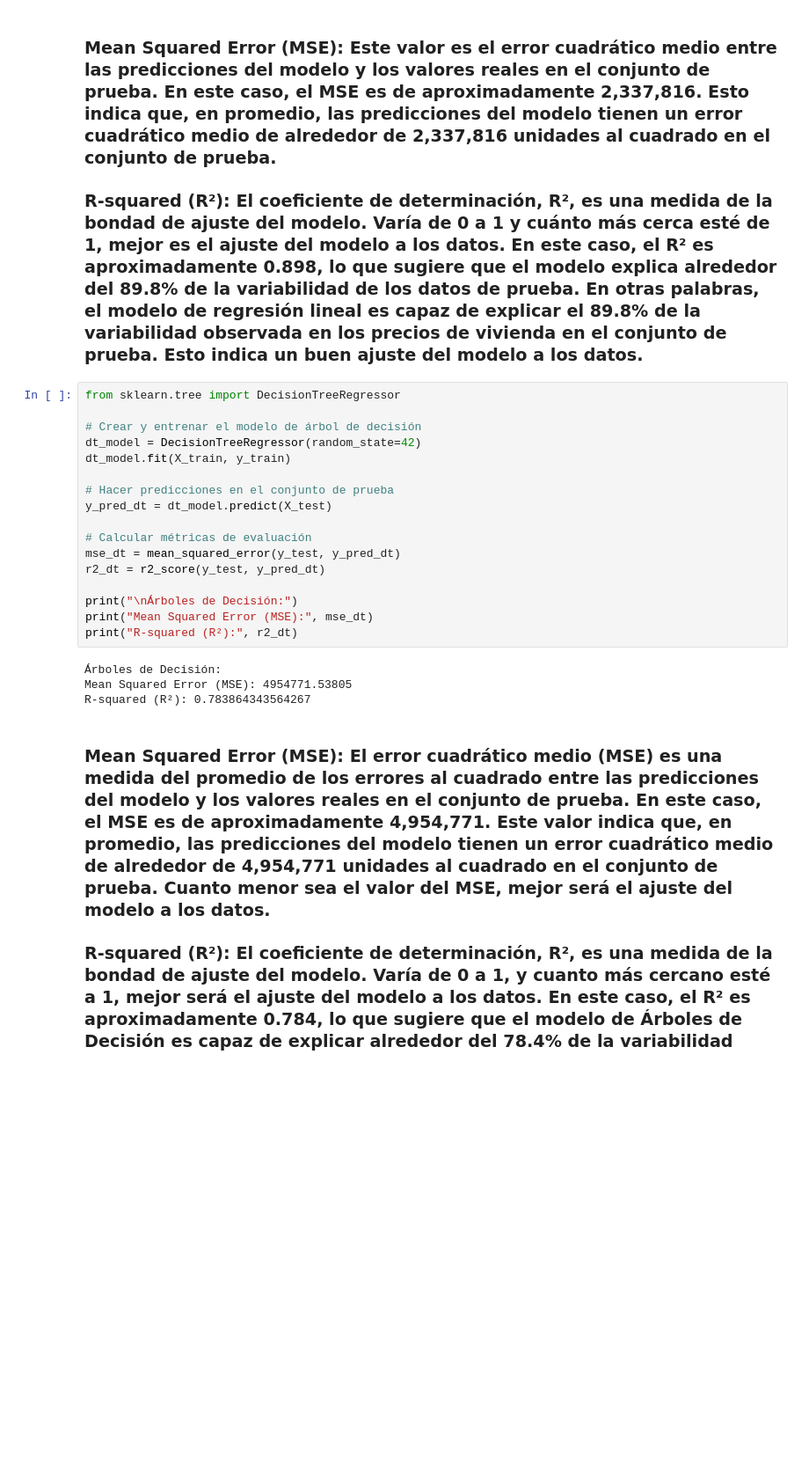
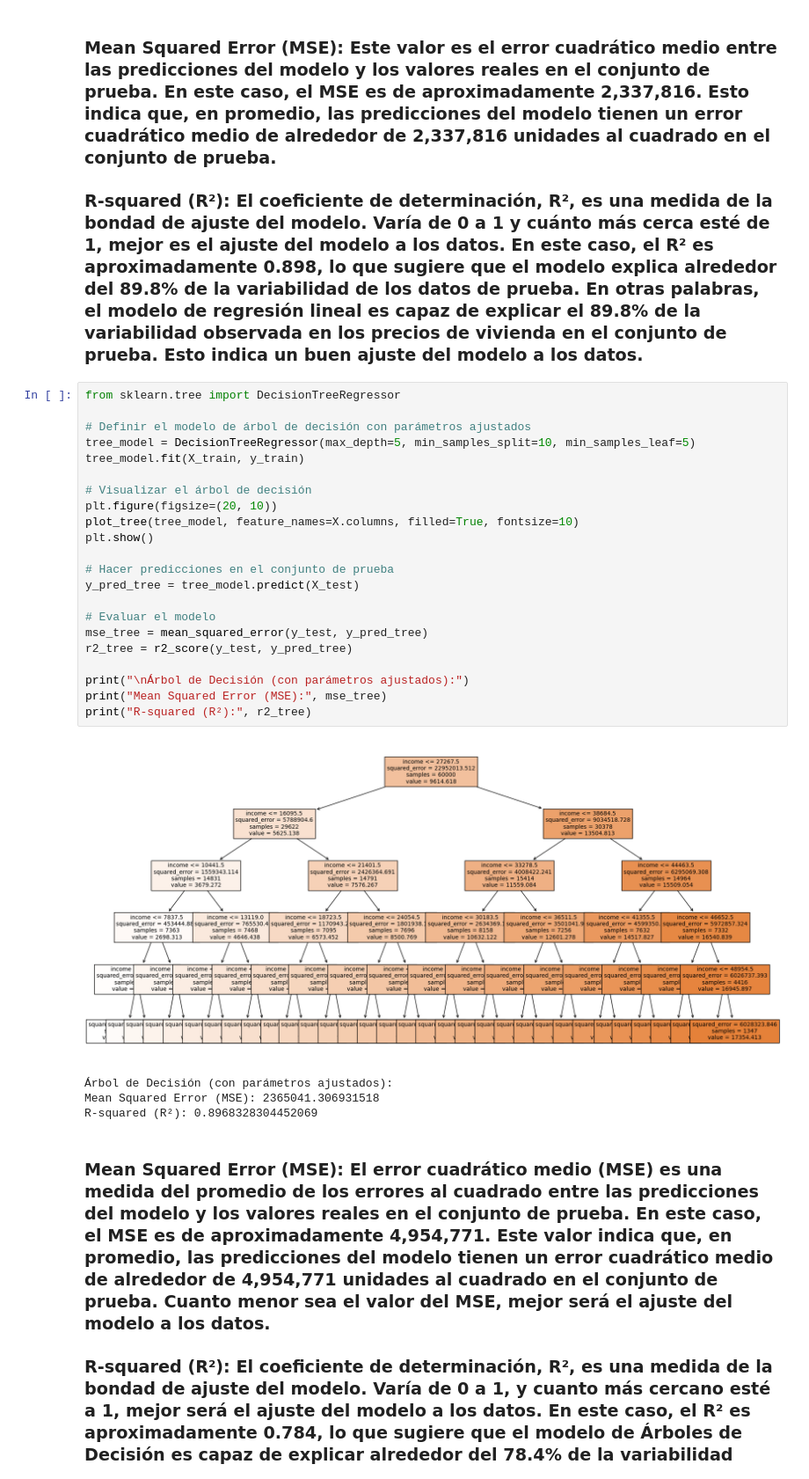
Before and after one commit to ancarye/proyecto_bedu_mod_4, a Jupyter notebook: Untitled.ipynb, the cells around one changed output. Shown at 88% size. Cells and saved outputs as stored; diff of their text form; blank space fills up the shorter version.

```diff
--- a/Untitled.ipynb
+++ b/Untitled.ipynb
@@ -264,24 +241,30 @@ R-squared (R²): 0.8980204567236463
 # %%
 from sklearn.tree import DecisionTreeRegressor
 
-# Crear y entrenar el modelo de árbol de decisión
-dt_model = DecisionTreeRegressor(random_state=42)
-dt_model.fit(X_train, y_train)
+# Definir el modelo de árbol de decisión con parámetros ajustados
+tree_model = DecisionTreeRegressor(max_depth=5, min_samples_split=10, min_samples_leaf=5)
+tree_model.fit(X_train, y_train)
+
+# Visualizar el árbol de decisión
+plt.figure(figsize=(20, 10))
+plot_tree(tree_model, feature_names=X.columns, filled=True, fontsize=10)
+plt.show()
 
 # Hacer predicciones en el conjunto de prueba
-y_pred_dt = dt_model.predict(X_test)
+y_pred_tree = tree_model.predict(X_test)
 
-# Calcular métricas de evaluación
-mse_dt = mean_squared_error(y_test, y_pred_dt)
-r2_dt = r2_score(y_test, y_pred_dt)
+# Evaluar el modelo
+mse_tree = mean_squared_error(y_test, y_pred_tree)
+r2_tree = r2_score(y_test, y_pred_tree)
 
-print("\nÁrboles de Decisión:")
-print("Mean Squared Error (MSE):", mse_dt)
-print("R-squared (R²):", r2_dt)
+print("\nÁrbol de Decisión (con parámetros ajustados):")
+print("Mean Squared Error (MSE):", mse_tree)
+print("R-squared (R²):", r2_tree)
 # %% [output]
+[figure, added]
-Árboles de Decisión:
-Mean Squared Error (MSE): 4954771.53805
-R-squared (R²): 0.783864343564267
+Árbol de Decisión (con parámetros ajustados):
+Mean Squared Error (MSE): 2365041.306931518
+R-squared (R²): 0.8968328304452069
 # %% [markdown]
 ### Mean Squared Error (MSE): El error cuadrático medio (MSE) es una medida del promedio de los errores al cuadrado entre las predicciones del modelo y los valores reales en el conjunto de prueba. En este caso, el MSE es de aproximadamente 4,954,771. Este valor indica que, en promedio, las predicciones del modelo tienen un error cuadrático medio de alrededor de 4,954,771 unidades al cuadrado en el conjunto de prueba. Cuanto menor sea el valor del MSE, mejor será el ajuste del modelo a los datos.
 ### R-squared (R²): El coeficiente de determinación, R², es una medida de la bondad de ajuste del modelo. Varía de 0 a 1, y cuanto más cercano esté a 1, mejor será el ajuste del modelo a los datos. En este caso, el R² es aproximadamente 0.784, lo que sugiere que el modelo de Árboles de Decisión es capaz de explicar alrededor del 78.4% de la variabilidad observada en los precios de vivienda en el conjunto de prueba.
```
Also changed, not shown: parts of 4 cells of this notebook, 1 other file.
